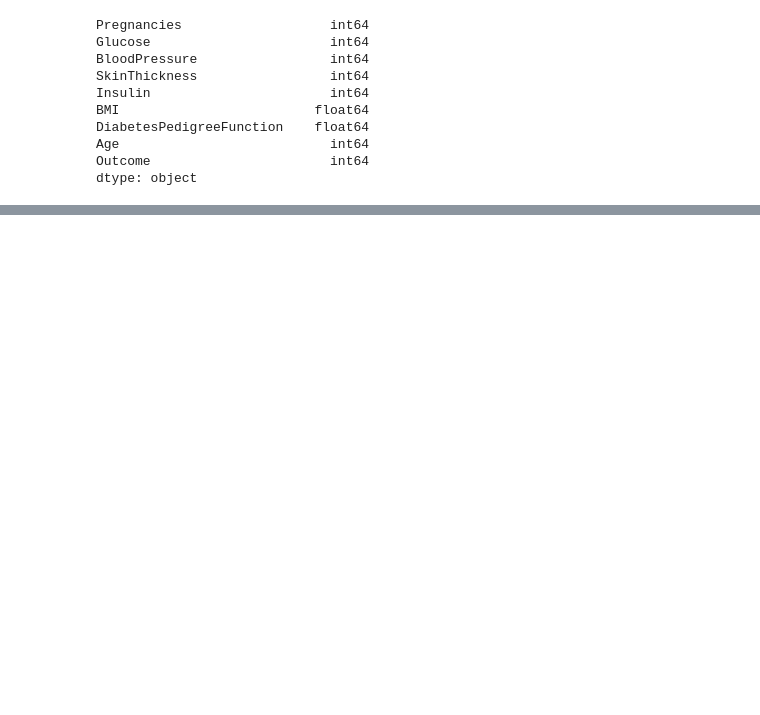
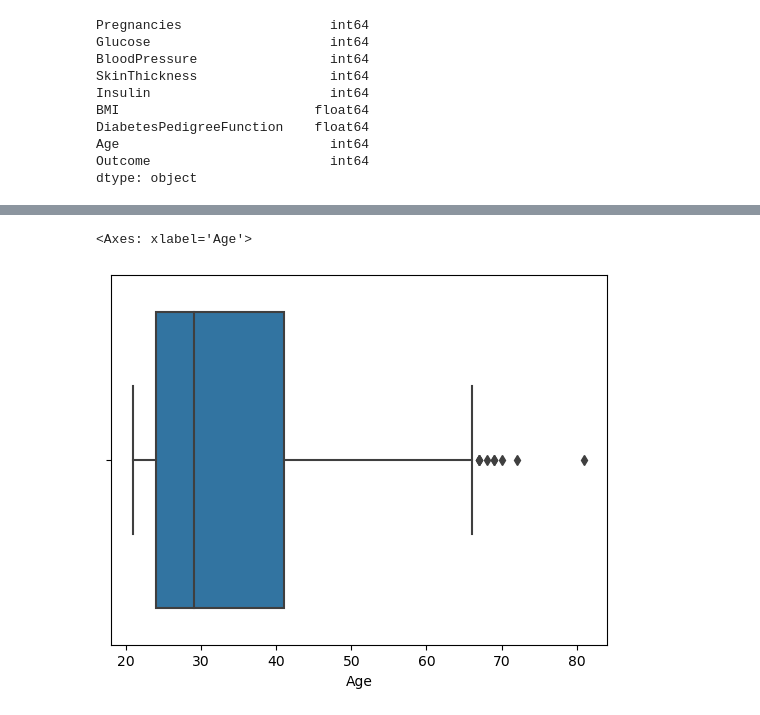
Before and after one commit to shreyapuri11/Minor-Project-Diabetes-prediction-analysis, a Jupyter notebook: diab.ipynb, the cells around one changed output, grey strips where cells are left out. Saved outputs shown, nothing was run; the diff lists cells and outputs as text; code cells hidden in the pictures; blank space fills up the shorter version.

```diff
--- a/diab.ipynb
+++ b/diab.ipynb
@@ -144,0 +219,5 @@ diab.describe(include="all").T
+# %%
+sns.boxplot(x=diab["Age"])
+# %% [output]
+<Axes: xlabel='Age'>
+[figure, added]
```
Also changed, not shown: parts of 16 cells of this notebook.
